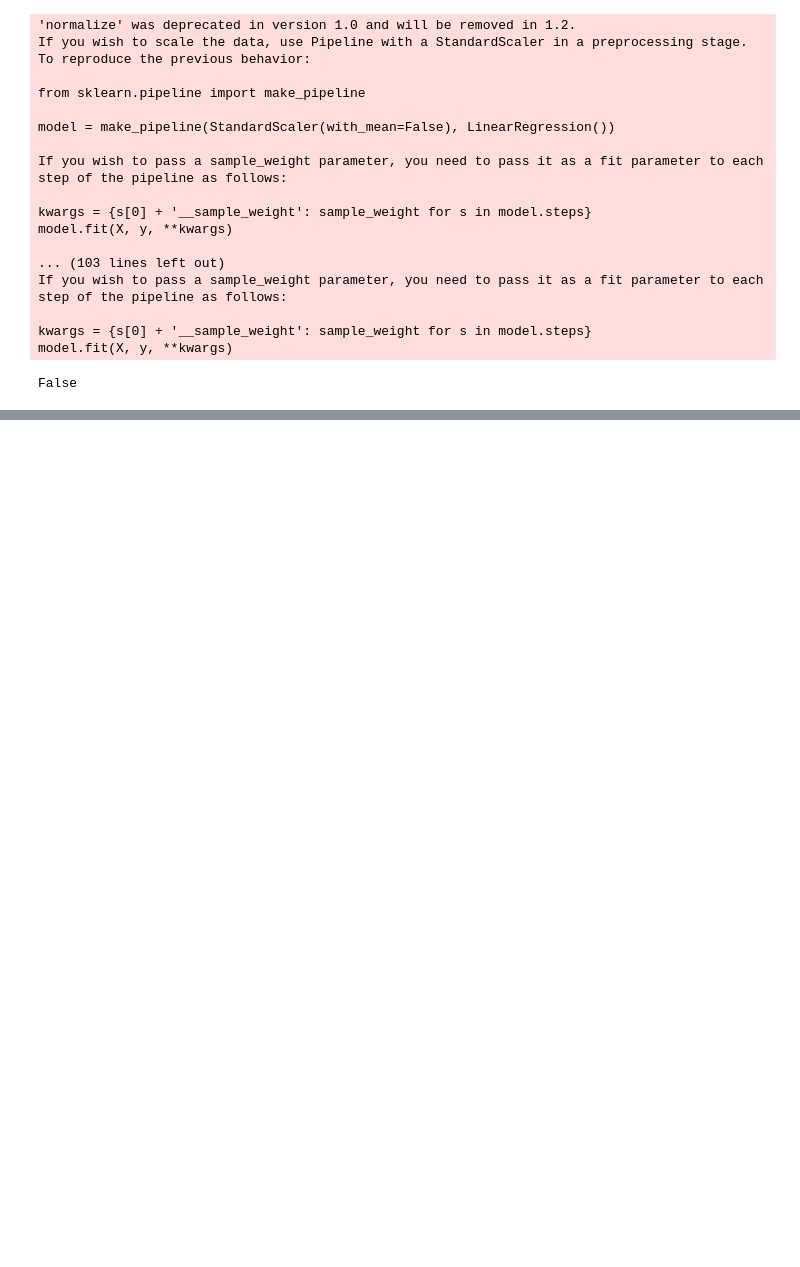
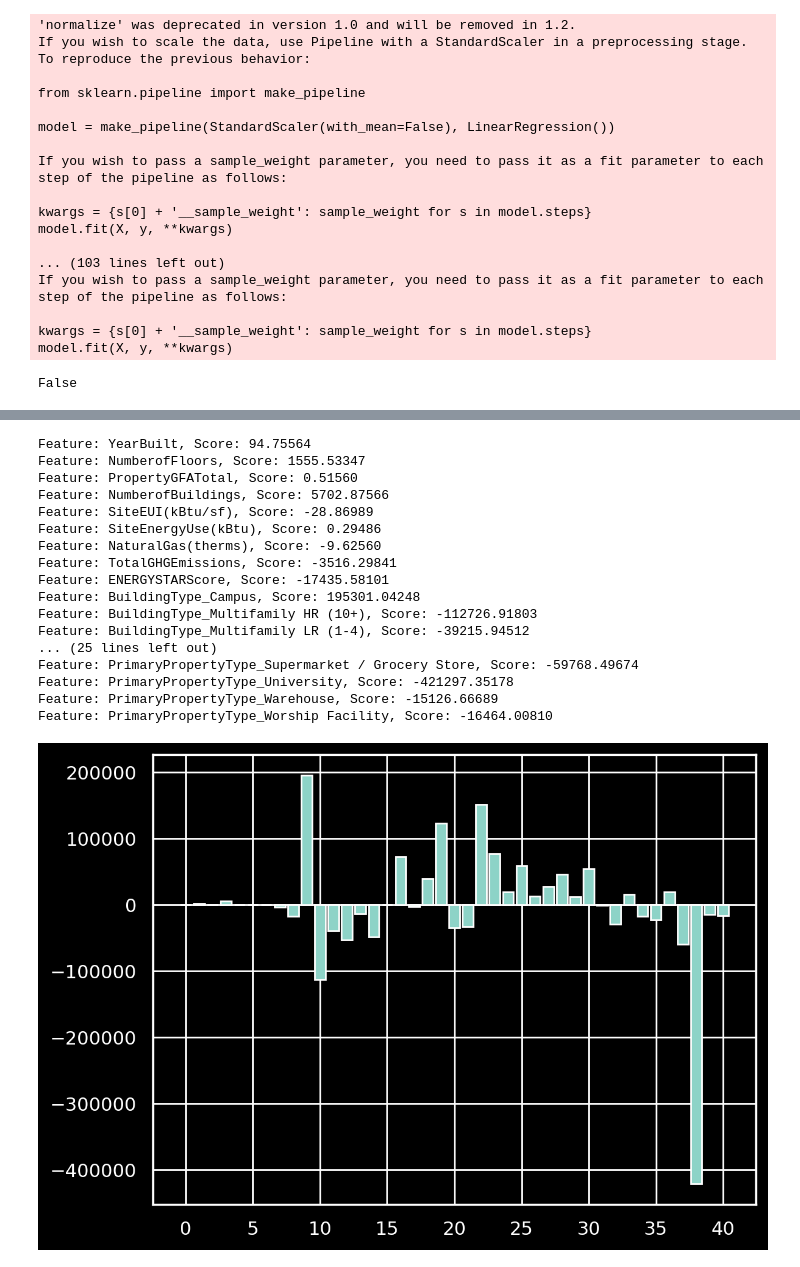
Before and after one commit to random-agile/Anticipate-Energy-Needs, a Jupyter notebook: Projet_3_Machine_Learning.ipynb, the cells around one changed output, grey strips where cells are left out. Cells and saved outputs as stored; diff of their text form; code cells hidden in the pictures; blank space fills up the shorter version.

```diff
--- a/Projet_3_Machine_Learning.ipynb
+++ b/Projet_3_Machine_Learning.ipynb
@@ -375,0 +420,2 @@ mse_linear
+# %%
+list_features = list(X.columns)
@@ -375,0 +442,29 @@ mse_linear
+# %%
+# on affiche les coefficient de la regression linéaire pour voir quels sont les paramètres importants dans la regression de l'electricité
+# get importance
+importance = model.coef_
+# summarize feature importance
+for i,v in enumerate(importance):
+ print('Feature: %s, Score: %.5f' % (list_features[i],v))
+# plot feature importance
+plt.bar([x for x in range(len(importance))], importance)
+plt.show()
+# %% [output]
+Feature: YearBuilt, Score: 94.75564
+Feature: NumberofFloors, Score: 1555.53347
+Feature: PropertyGFATotal, Score: 0.51560
+Feature: NumberofBuildings, Score: 5702.87566
+Feature: SiteEUI(kBtu/sf), Score: -28.86989
+Feature: SiteEnergyUse(kBtu), Score: 0.29486
+Feature: NaturalGas(therms), Score: -9.62560
+Feature: TotalGHGEmissions, Score: -3516.29841
+Feature: ENERGYSTARScore, Score: -17435.58101
+Feature: BuildingType_Campus, Score: 195301.04248
+Feature: BuildingType_Multifamily HR (10+), Score: -112726.91803
+Feature: BuildingType_Multifamily LR (1-4), Score: -39215.94512
+... (25 lines left out)
+Feature: PrimaryPropertyType_Supermarket / Grocery Store, Score: -59768.49674
+Feature: PrimaryPropertyType_University, Score: -421297.35178
+Feature: PrimaryPropertyType_Warehouse, Score: -15126.66689
+Feature: PrimaryPropertyType_Worship Facility, Score: -16464.00810
+[figure, added]
```
Also changed, not shown: parts of 29 cells of this notebook, 2 other files.
